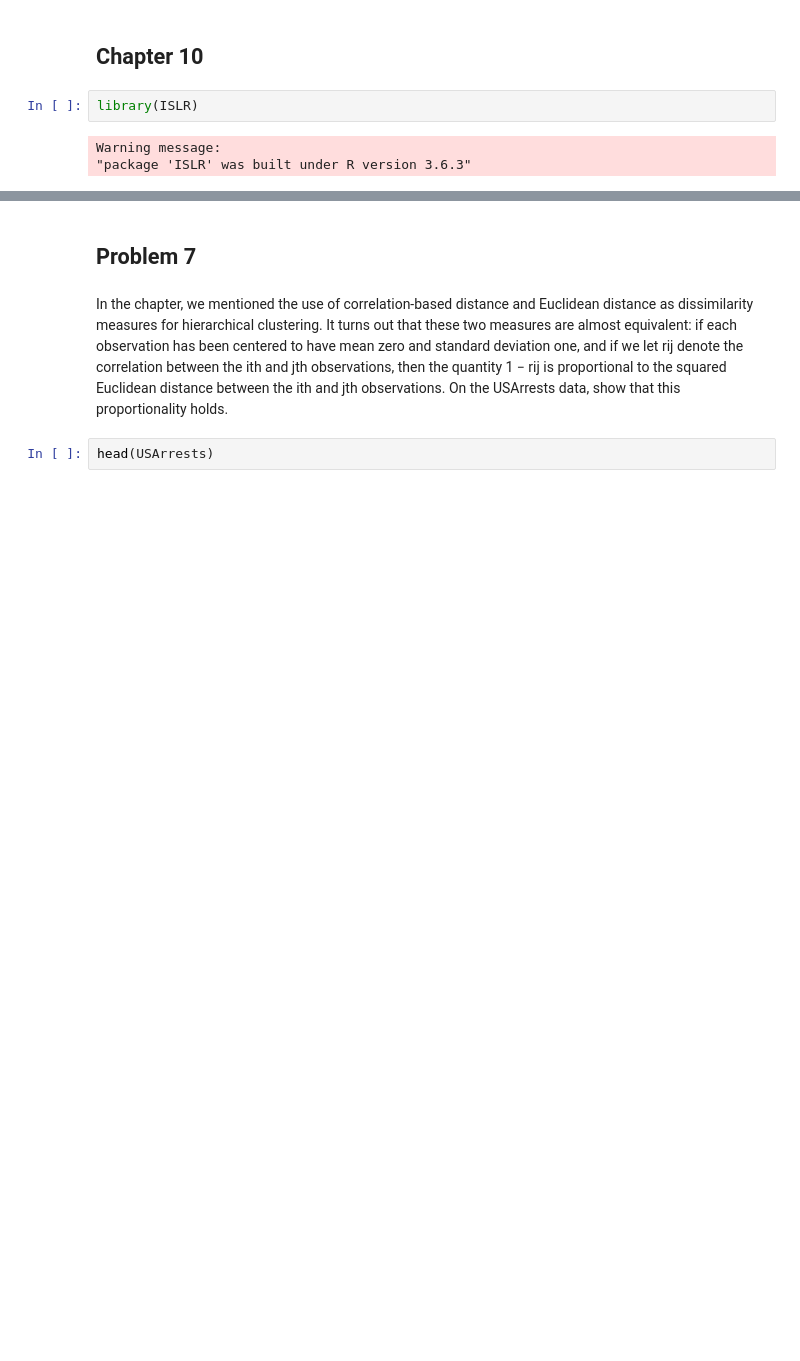
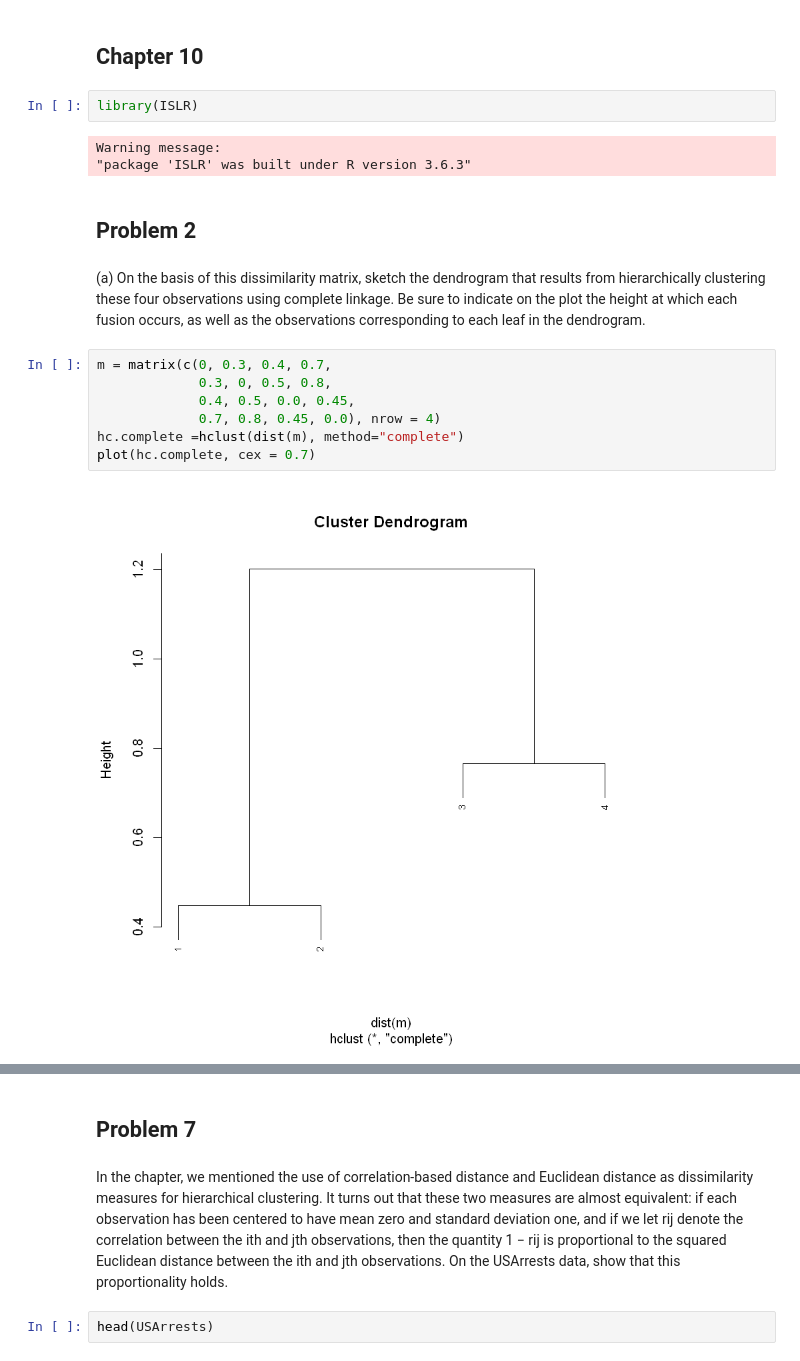
Before and after one commit to kuzn137/Statistical_problems, a Jupyter notebook: Ch10R.ipynb, the cells around one changed output, grey strips where cells are left out. Cells and saved outputs as stored; diff of their text form; blank space fills up the shorter version.

```diff
--- a/Ch10R.ipynb
+++ b/Ch10R.ipynb
@@ -5,3 +5,19 @@ library(ISLR)
 # %% [output]
 Warning message:
 "package 'ISLR' was built under R version 3.6.3"
+# %% [markdown]
+## Problem 2
+# %% [markdown]
+(a) On the basis of this dissimilarity matrix, sketch the dendrogram
+that results from hierarchically clustering these four observations using complete linkage. Be sure to indicate on the plot the
+height at which each fusion occurs, as well as the observations
+corresponding to each leaf in the dendrogram.
+# %%
+m = matrix(c(0, 0.3, 0.4, 0.7,
+             0.3, 0, 0.5, 0.8,
+             0.4, 0.5, 0.0, 0.45,
+             0.7, 0.8, 0.45, 0.0), nrow = 4)
+hc.complete =hclust(dist(m), method="complete")
+plot(hc.complete, cex = 0.7)
+# %% [output]
+[figure, added]
```
Also changed, not shown: parts of 8 cells of this notebook.
